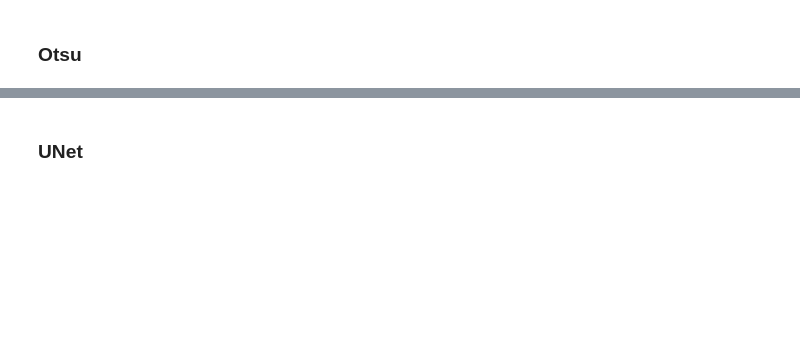
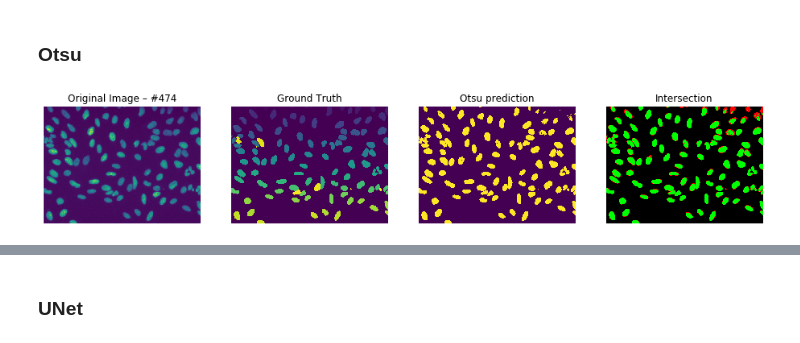
Before and after one commit to BBQuercus/nuclear_segmentation, a Jupyter notebook: 03_Predictions.ipynb, the cells around one changed output, grey strips where cells are left out. Cells and saved outputs as stored; diff of their text form; code cells hidden in the pictures; blank space fills up the shorter version.

```diff
--- a/03_Predictions.ipynb
+++ b/03_Predictions.ipynb
@@ -38,7 +62,9 @@ model_star = stardist.models.StarDist2D(None, name='Stardist', basedir='./models
 # %% [markdown]
 ### Otsu
 # %%
-utils.visualize.otsu_example(X, Y, ix=9)
+utils.visualize.otsu_example(X, Y)#, ix=9)
+# %% [output]
+[figure, added]
 # %%
 preds_otsu = utils.predictions.otsu_batch(X)
 utils.evaluation.measure_iou(Y, preds_otsu, 'otsu')
```
Also changed, not shown: parts of 8 cells of this notebook, 8 other files.
